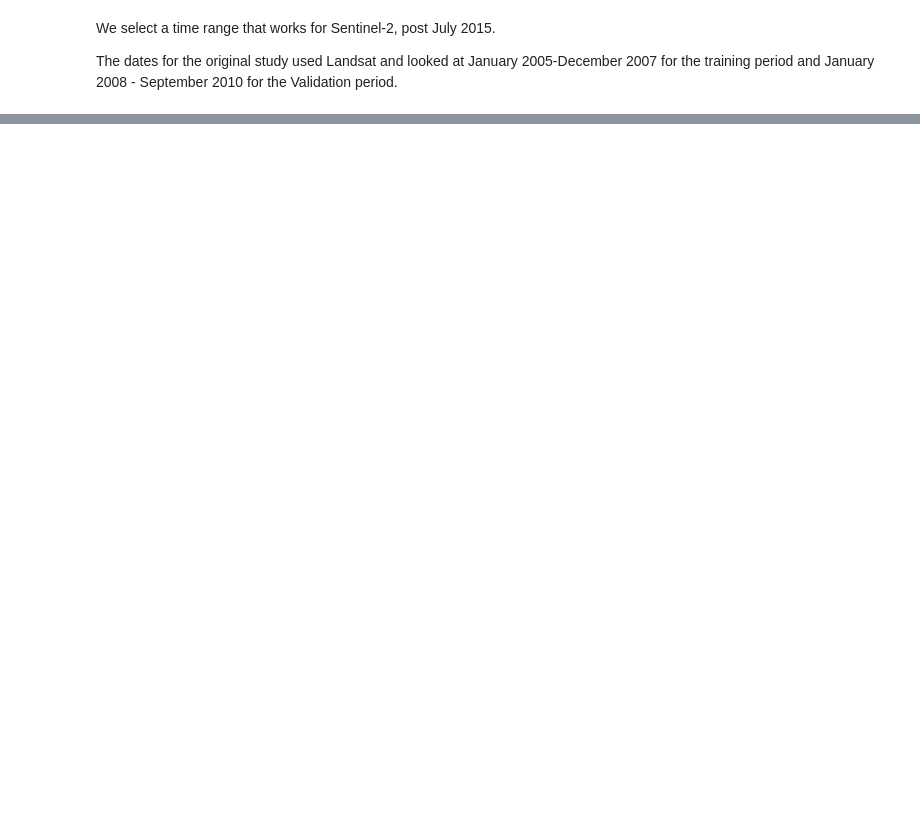
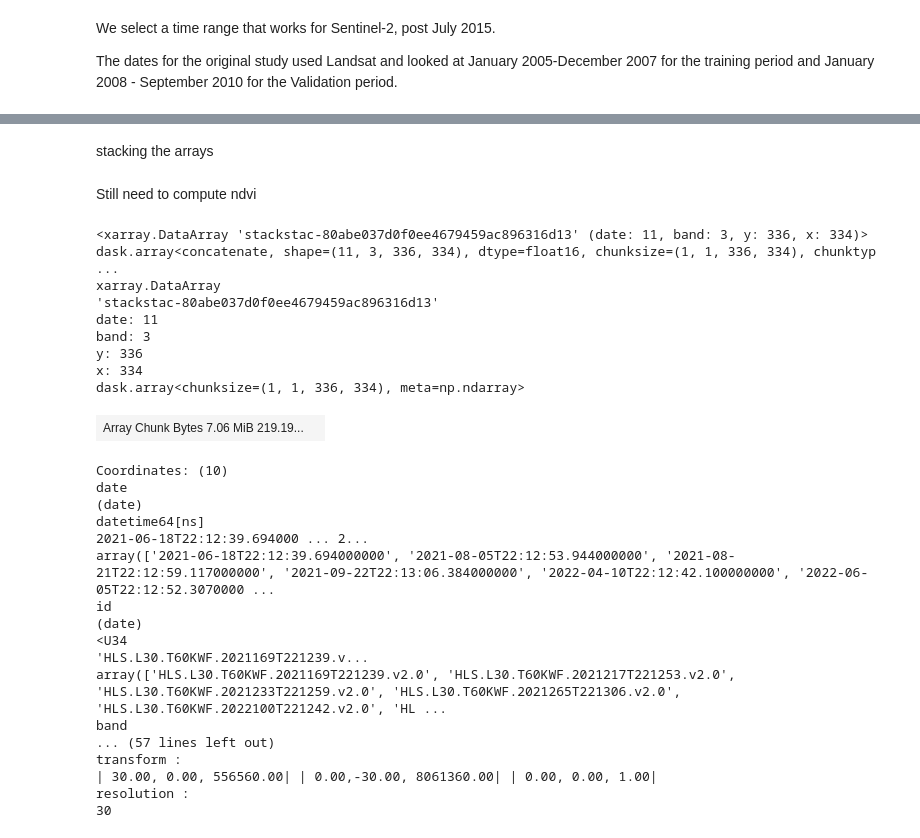
Before and after one commit to developmentseed/pybayts_detect, a Jupyter notebook: notebooks/hls.ipynb, the cells around one changed output, grey strips where cells are left out. Cells and saved outputs as stored; diff of their text form; code cells hidden in the pictures; blank space fills up the shorter version.

Commit message:
stack by date, dps for sen and landsat

```diff
--- a/notebooks/hls.ipynb
+++ b/notebooks/hls.ipynb
@@ -91,0 +120,32 @@ dp_hls_items
+# %%
+gdal_env = stackstac.DEFAULT_GDAL_ENV.updated(
+    always=dict(
+        GDAL_DISABLE_READDIR_ON_OPEN="EMPTY_DIR",
+        GDAL_HTTP_MERGE_CONSECUTIVE_RANGES="YES",
+        GDAL_HTTP_COOKIEFILE=os.path.expanduser("~/cookies.txt"),
+        GDAL_HTTP_COOKIEJAR=os.path.expanduser("~/cookies.txt"),
+    )
+)
+l30_hls_stack_dp = l30_dp.stack_stac_items(
+    assets=["B05", "B04", "B03"],  # NIRRG bands
+    epsg=epsg_code,  # UTM Zone 11N
+    resolution=30,  # Spatial resolution of 30 metres
+    bounds_latlon=bbox_latlon,
+    xy_coords="center",  # pixel centroid coords instead of topleft corner
+    dtype=np.float16,  # Use a lightweight data type
+    # https://github.com/gjoseph92/stackstac/issues/133
+    gdal_env=gdal_env,
+)
+
+s30_hls_stack_dp = s30_dp.stack_stac_items(
+    assets=["B08", "B04", "B03"],  # NIRRG bands
+    epsg=epsg_code,  # UTM Zone 11N
+    resolution=30,  # Spatial resolution of 30 metres
+    bounds_latlon=bbox_latlon,
+    xy_coords="center",  # pixel centroid coords instead of topleft corner
+    dtype=np.float16,  # Use a lightweight data type
+    # https://github.com/gjoseph92/stackstac/issues/133
+    gdal_env=gdal_env,
+)
+
+l30_hls_stack_dp
@@ -130,3 +184,47 @@ dataarray.isel(time=0).plot.imshow(rgb="band", robust=True)
+# %% [markdown]
+stacking the arrays
+# %%
+import xarray as xr
+
+# Concatenate along the 'time' dimension
+combined = xr.concat(iter(l30_hls_stack_dp), dim='time')
+
+# Rename 'time' to 'date'
+combined = combined.rename({'time': 'date'})
+
+# Sort by 'date'
+combined = combined.sortby('date')
+# %% [markdown]
+Still need to compute ndvi
+# %%
+combined
+# %% [output]
+<xarray.DataArray 'stackstac-80abe037d0f0ee4679459ac896316d13' (date: 11, band: 3, y: 336, x: 334)> dask.array<concatenate, shape=(11, 3, 336, 334), dtype=float16, chunksize=(1, 1, 336, 334), chunktyp ...
+xarray.DataArray
+'stackstac-80abe037d0f0ee4679459ac896316d13'
+date: 11
+band: 3
+y: 336
+x: 334
+dask.array<chunksize=(1, 1, 336, 334), meta=np.ndarray>
+| Array Chunk Bytes 7.06 MiB 219.19... |  |
+Coordinates: (10)
+date
+(date)
+datetime64[ns]
+2021-06-18T22:12:39.694000 ... 2...
+array(['2021-06-18T22:12:39.694000000', '2021-08-05T22:12:53.944000000', '2021-08-21T22:12:59.117000000', '2021-09-22T22:13:06.384000000', '2022-04-10T22:12:42.100000000', '2022-06-05T22:12:52.3070000 ...
+id
+(date)
+<U34
+'HLS.L30.T60KWF.2021169T221239.v...
+array(['HLS.L30.T60KWF.2021169T221239.v2.0', 'HLS.L30.T60KWF.2021217T221253.v2.0', 'HLS.L30.T60KWF.2021233T221259.v2.0', 'HLS.L30.T60KWF.2021265T221306.v2.0', 'HLS.L30.T60KWF.2022100T221242.v2.0', 'HL ...
+band
+... (57 lines left out)
+transform :
+| 30.00, 0.00, 556560.00| | 0.00,-30.00, 8061360.00| | 0.00, 0.00, 1.00|
+resolution :
+30
 # %%
 torchdata.datapipes.utils.to_graph(dp=dp_hls_stack)
 # %%
```
Also changed, not shown: parts of 22 cells of this notebook.
